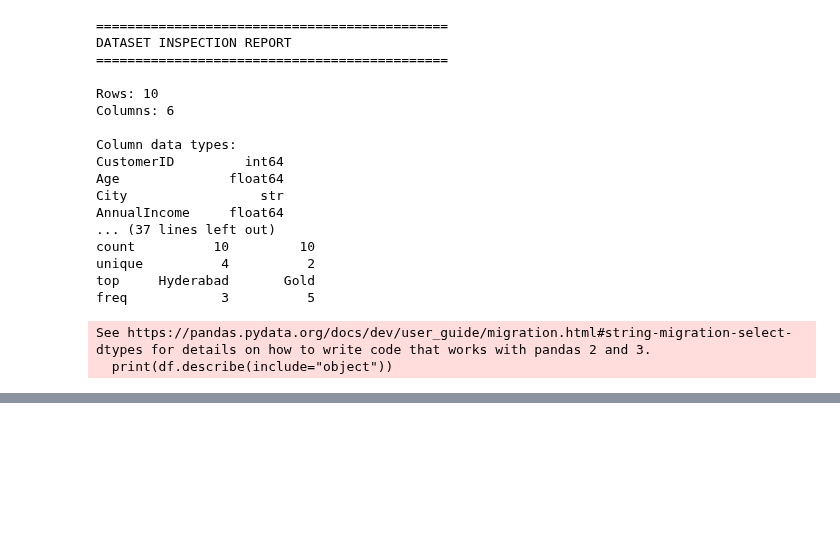
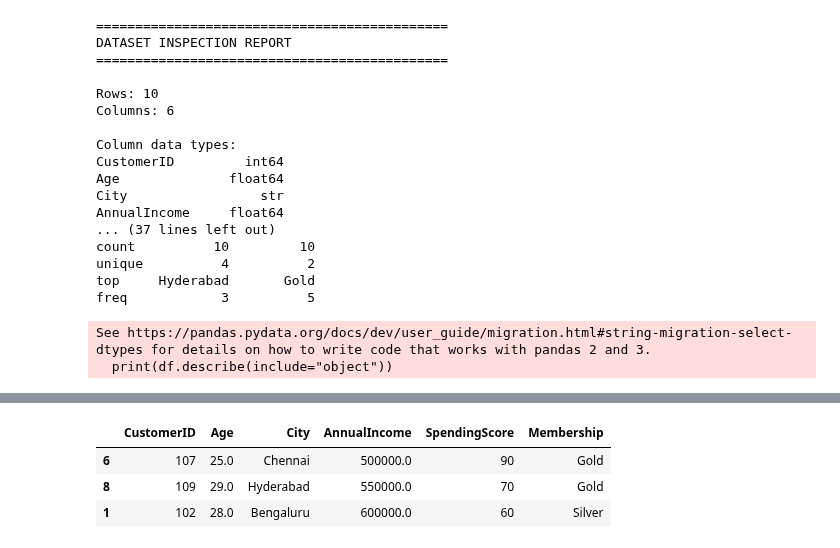
Before and after one commit to siddardha-007/nupa-ml-project, a Jupyter notebook: notebooks/03_pandas_fundamentals.ipynb, the cells around one changed output, grey strips where cells are left out. Cells and saved outputs as stored; diff of their text form; code cells hidden in the pictures; blank space fills up the shorter version.

```diff
--- a/notebooks/03_pandas_fundamentals.ipynb
+++ b/notebooks/03_pandas_fundamentals.ipynb
@@ -406,0 +642,18 @@ See https://pandas.pydata.org/docs/dev/user_guide/migration.html#string-migratio
+# %%
+good_customers = df[
+    (df["AnnualIncome"]>=500000) &
+    (df["SpendingScore"]>=60) &
+    (df["Age"].notna())
+]
+
+good_customers = good_customers.sort_values(
+    "SpendingScore" ,
+    ascending = False
+)
+
+good_customers
+# %% [output]
+|  | CustomerID | Age | City | AnnualIncome | SpendingScore | Membership |
+| 6 | 107 | 25.0 | Chennai | 500000.0 | 90 | Gold |
+| 8 | 109 | 29.0 | Hyderabad | 550000.0 | 70 | Gold |
+| 1 | 102 | 28.0 | Bengaluru | 600000.0 | 60 | Silver |
```
Also changed, not shown: parts of 14 cells of this notebook, 2 other files.
